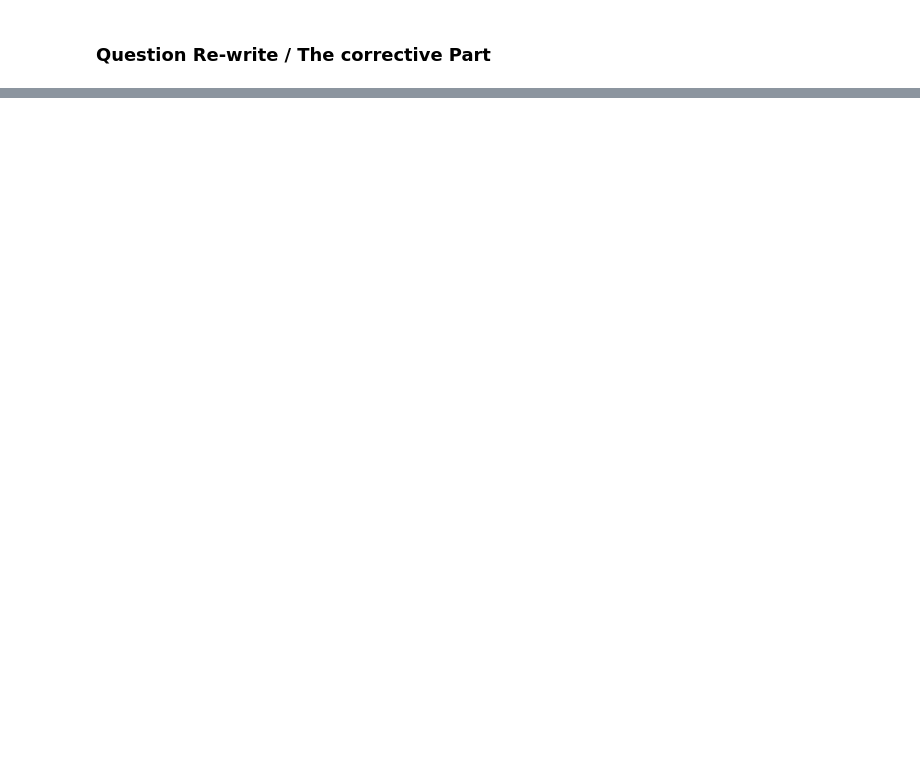
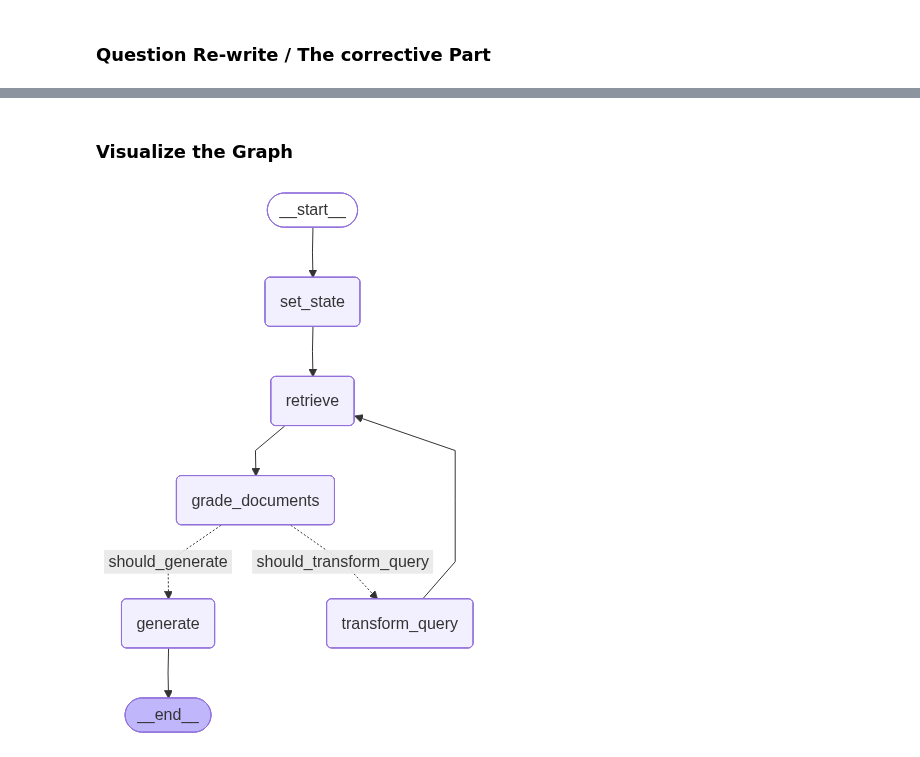
Before and after one commit to TashfeenRao/oreilly_modern_ai_agents, a Jupyter notebook: langchain/hello_langchain.ipynb, the cells around one changed output, grey strips where cells are left out. Drawn from its saved outputs; the diff is of its cells as text; code cells hidden in the pictures; blank space fills up the shorter version.

Commit message:
added langgraph code

```diff
--- a/langchain/hello_langchain.ipynb
+++ b/langchain/hello_langchain.ipynb
@@ -163,0 +166,11 @@ What are benchmarks and how are they used to measure performance in different fi
+# %%
+from typing import List
+from typing_extensions import TypedDict
+
+class GraphState(TypedDict):
+
+    questions: str
+    generation: str
+    documents: List[str]
+    times_transformed: int
+    web_search: str
@@ -163,0 +265,26 @@ What are benchmarks and how are they used to measure performance in different fi
+# %%
+from langgraph.graph import END, StateGraph, START
+workflow = StateGraph(GraphState)
+workflow.add_node("set_state", set_state)
+workflow.add_node("retrieve", retrieve)
+workflow.add_node("grade_documents", grade_documents)
+workflow.add_node("generate", generate)
+workflow.add_node("transform_query", transform_query)
+
+#build the graph
+
+workflow.add_edge(START, "set_state")
+workflow.add_edge("set_state", "retrieve")
+workflow.add_edge("retrieve", "grade_documents")
+workflow.add_conditional_edges(
+    "grade_documents",
+    decide_to_generate,
+    {
+        "should_transform_query": "transform_query",
+        "should_generate": "generate"
+    }
+)
+workflow.add_edge("transform_query", "retrieve")
+workflow.add_edge("generate", END)
+
+app = workflow.compile()
@@ -163,0 +347,12 @@ What are benchmarks and how are they used to measure performance in different fi
+# %% [markdown]
+### Visualize the Graph
+# %%
+
+# Visualize our graph
+from IPython.display import Image, display
+try:
+    display(Image(app.get_graph().draw_mermaid_png()))
+except Exception:
+    pass
+# %% [output]
+[figure, added]
```
Also changed, not shown: parts of 13 cells of this notebook, 7 other files.
